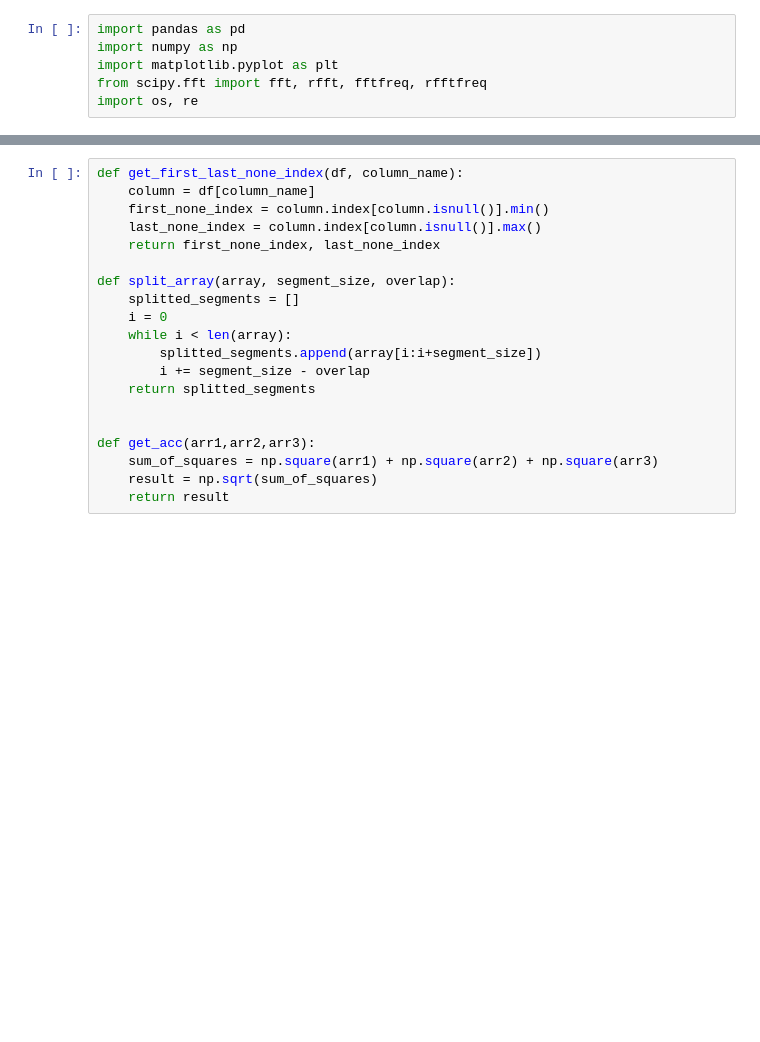
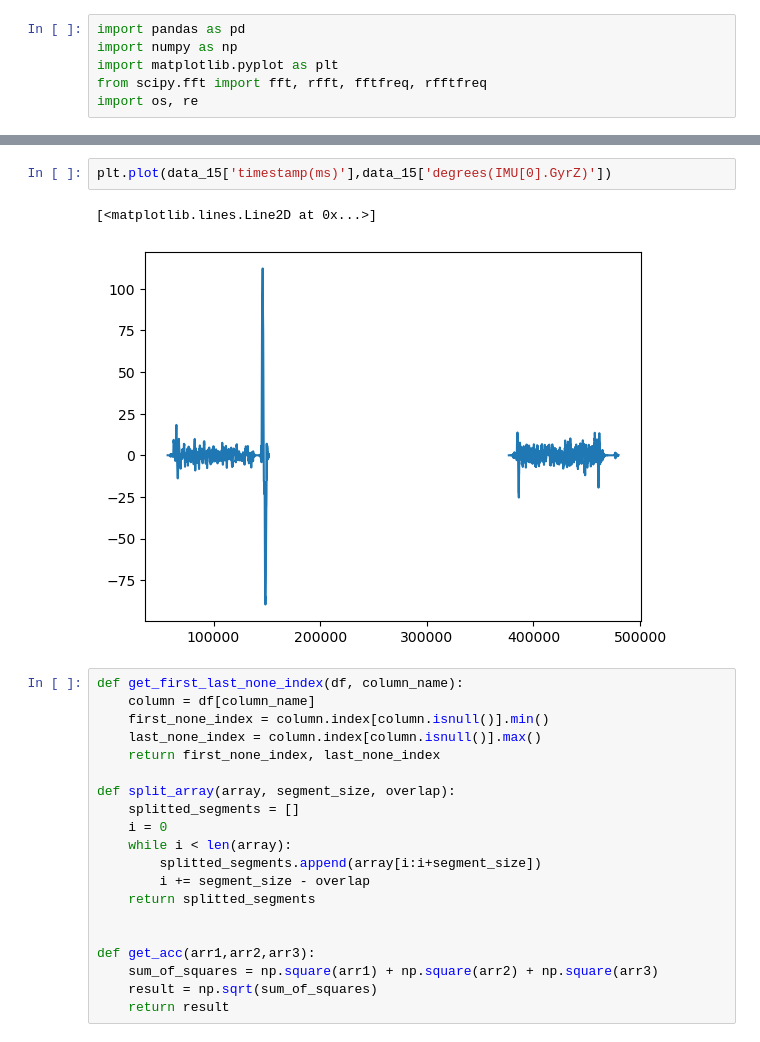
Before and after one commit to AiR-ISZ-Gr1/drones_prediction, a Jupyter notebook: test.ipynb, the cells around one changed output, grey strips where cells are left out. Drawn from its saved outputs; the diff is of its cells as text; blank space fills up the shorter version.

```diff
--- a/test.ipynb
+++ b/test.ipynb
@@ -26,3 +20,8 @@ memory usage: 30.6 KB
+# %%
+plt.plot(data_15['timestamp(ms)'],data_15['degrees(IMU[0].GyrZ)'])
+# %% [output]
+[<matplotlib.lines.Line2D at 0x...>]
+[figure, added]
 # %%
 def get_first_last_none_index(df, column_name):
     column = df[column_name]
```
Also changed, not shown: parts of 13 cells of this notebook, 5 other files.
